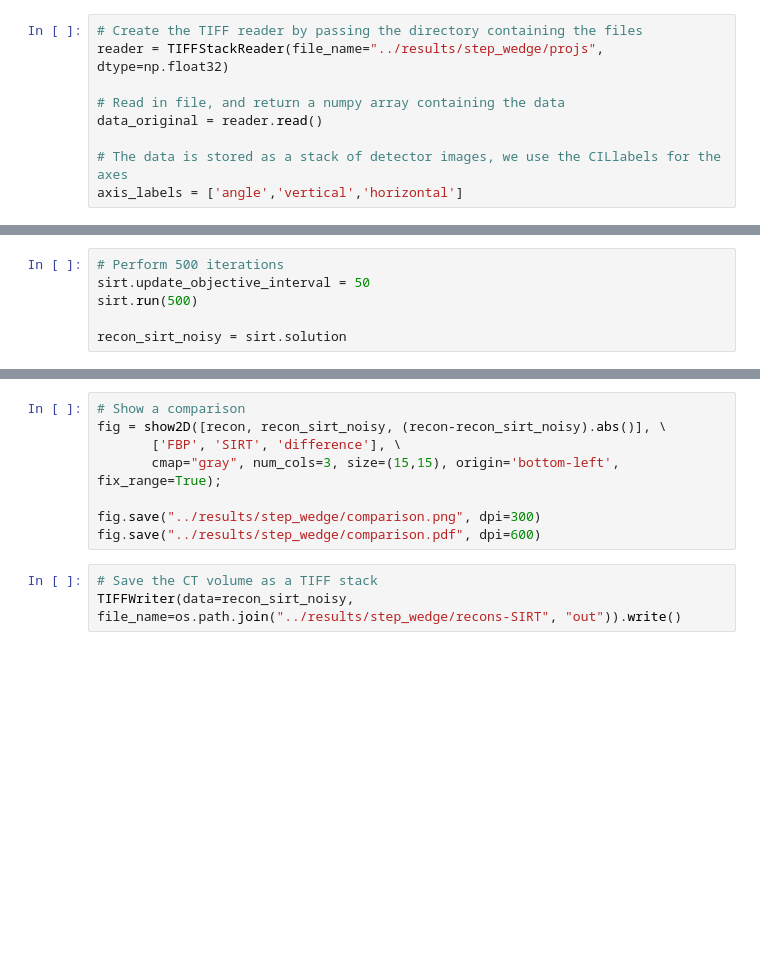
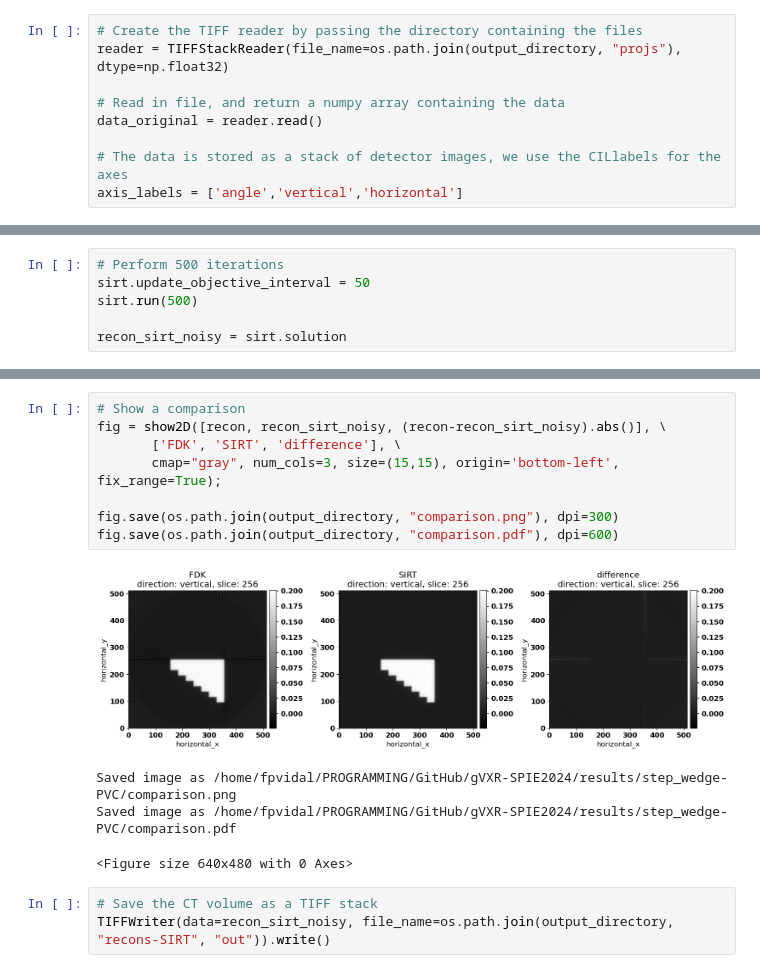
Before and after one commit to TomographicImaging/gVXR-SPIE2024, a Jupyter notebook: code/step-wedge.ipynb, the cells around one changed output, grey strips where cells are left out. Saved outputs shown, nothing was run; the diff lists cells and outputs as text; blank space fills up the shorter version.

```diff
--- a/code/step-wedge.ipynb
+++ b/code/step-wedge.ipynb
@@ -391,7 +467,7 @@ print("Execution time:", "{0:0.2f}".format(runtime), unit);
 ## Set the CT reconstruction parameters
 # %%
 # Create the TIFF reader by passing the directory containing the files
-reader = TIFFStackReader(file_name="../results/step_wedge/projs", dtype=np.float32)
+reader = TIFFStackReader(file_name=os.path.join(output_directory, "projs"), dtype=np.float32)
 
 # Read in file, and return a numpy array containing the data
 data_original = reader.read()
@@ -507,11 +652,16 @@ islicer(recon_sirt_noisy)
 # %%
 # Show a comparison
 fig = show2D([recon, recon_sirt_noisy, (recon-recon_sirt_noisy).abs()], \
-       ['FBP', 'SIRT', 'difference'], \
+       ['FDK', 'SIRT', 'difference'], \
        cmap="gray", num_cols=3, size=(15,15), origin='bottom-left', fix_range=True);
 
-fig.save("../results/step_wedge/comparison.png", dpi=300)
-fig.save("../results/step_wedge/comparison.pdf", dpi=600)
+fig.save(os.path.join(output_directory, "comparison.png"), dpi=300)
+fig.save(os.path.join(output_directory, "comparison.pdf"), dpi=600)
+# %% [output]
+[figure, added]
+Saved image as /home/fpvidal/PROGRAMMING/GitHub/gVXR-SPIE2024/results/step_wedge-PVC/comparison.png
+Saved image as /home/fpvidal/PROGRAMMING/GitHub/gVXR-SPIE2024/results/step_wedge-PVC/comparison.pdf
+<Figure size 640x480 with 0 Axes>
 # %%
 # Save the CT volume as a TIFF stack
-TIFFWriter(data=recon_sirt_noisy, file_name=os.path.join("../results/step_wedge/recons-SIRT", "out")).write()
+TIFFWriter(data=recon_sirt_noisy, file_name=os.path.join(output_directory, "recons-SIRT", "out")).write()
```
Also changed, not shown: parts of 31 cells of this notebook, 1 other file.
